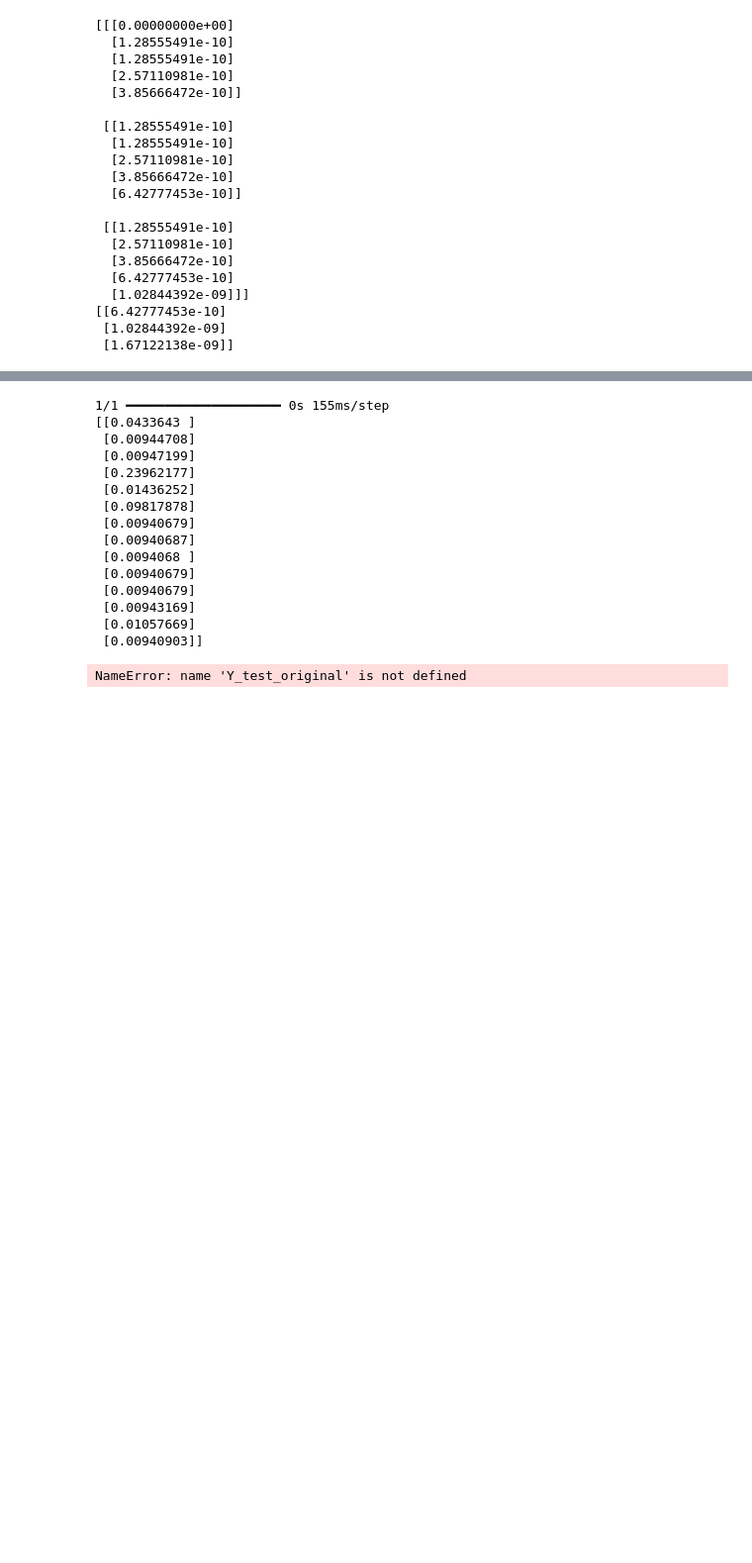
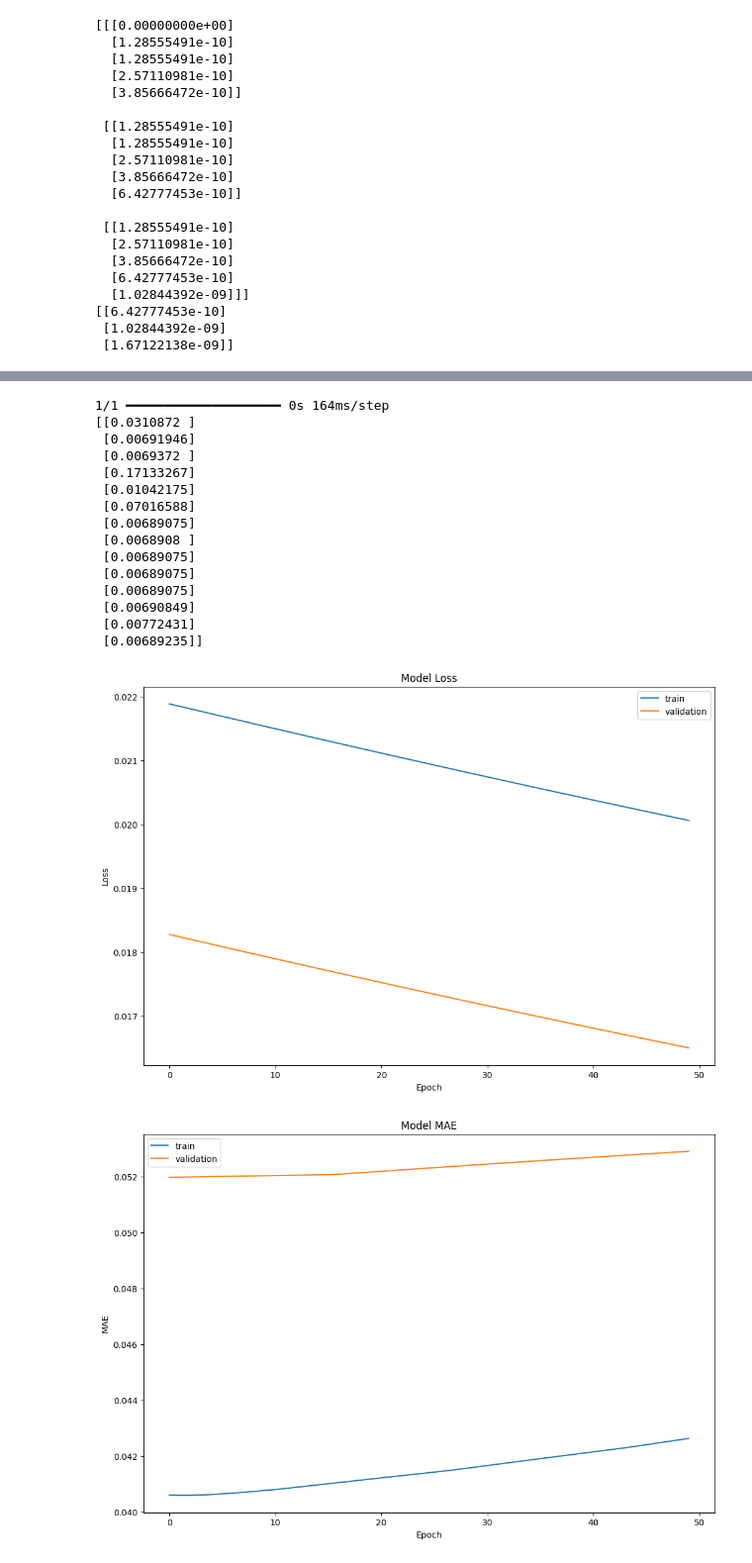
Before and after one commit to Fasmanuel2002/Machine_Learning, a Jupyter notebook: Recurrent_Neuronal_Network/Fibonacci_RNN/main.ipynb, the cells around one changed output, grey strips where cells are left out. Shown at 99% size. Cells and saved outputs as stored; diff of their text form; code cells hidden in the pictures; blank space fills up the shorter version.

```diff
--- a/Recurrent_Neuronal_Network/Fibonacci_RNN/main.ipynb
+++ b/Recurrent_Neuronal_Network/Fibonacci_RNN/main.ipynb
@@ -94,7 +94,7 @@ Model: "sequential_5"
 # %%
 X_train, X_test, Y_train, Y_test = train_test_split(X, y, test_size=0.3, random_state=42)
 
-model.fit(X_train, Y_train, validation_data=(X_test, Y_test), batch_size=32, epochs=50)
+history = model.fit(X_train, Y_train, validation_data=(X_test, Y_test), batch_size=32, epochs=50)
 
 model.compile()
 # %% [output]
@@ -127,27 +127,37 @@ Mean Absolute Error: 0.04687332361936569
 y_pred = model.predict(X_test)
 print(y_pred)
 # %% [output]
-1/1 ━━━━━━━━━━━━━━━━━━━━ 0s 155ms/step
-[[0.0433643 ]
- [0.00944708]
- [0.00947199]
- [0.23962177]
- [0.01436252]
- [0.09817878]
- [0.00940679]
- [0.00940687]
- [0.0094068 ]
- [0.00940679]
- [0.00940679]
- [0.00943169]
- [0.01057669]
- [0.00940903]]
+1/1 ━━━━━━━━━━━━━━━━━━━━ 0s 164ms/step
+[[0.0310872 ]
+ [0.00691946]
+ [0.0069372 ]
+ [0.17133267]
+ [0.01042175]
+ [0.07016588]
+ [0.00689075]
+ [0.0068908 ]
+ [0.00689075]
+ [0.00689075]
+ [0.00689075]
+ [0.00690849]
+ [0.00772431]
+ [0.00689235]]
-# %%
-import matplotlib.pyplot as plt
-
-plt.plot(Y_test_original, label='Real')
-plt.plot(y_pred_original, label='Predicción')
-plt.legend()
-plt.show()
-# %% [output]
-NameError: name 'Y_test_original' is not defined
+# %%
+df_loss_acc = pd.DataFrame(history.history)
+
+# Loss
+df_loss = df_loss_acc[['loss', 'val_loss']].rename(columns={'loss':'train','val_loss':'validation'})
+df_loss.plot(title='Model Loss', figsize=(12,8))
+plt.xlabel('Epoch')
+plt.ylabel('Loss')
+plt.show()
+
+# MAE
+df_mae = df_loss_acc[['mae', 'val_mae']].rename(columns={'mae':'train','val_mae':'validation'})
+df_mae.plot(title='Model MAE', figsize=(12,8))
+plt.xlabel('Epoch')
+plt.ylabel('MAE')
+plt.show()
+# %% [output]
+[figure, added]
+[figure, added]
```
Also changed, not shown: parts of 5 cells of this notebook.
